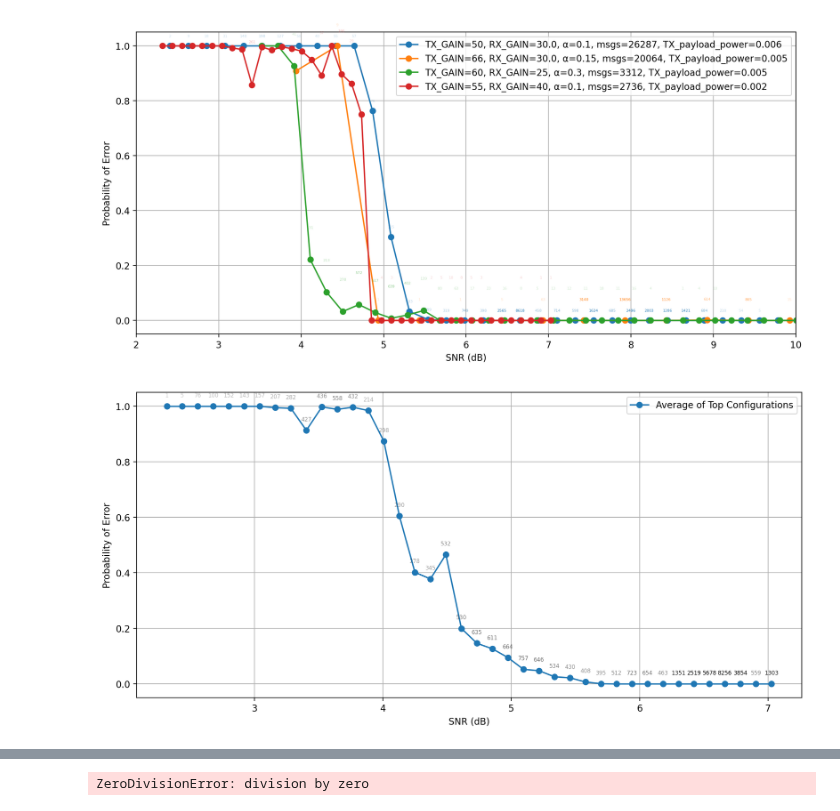
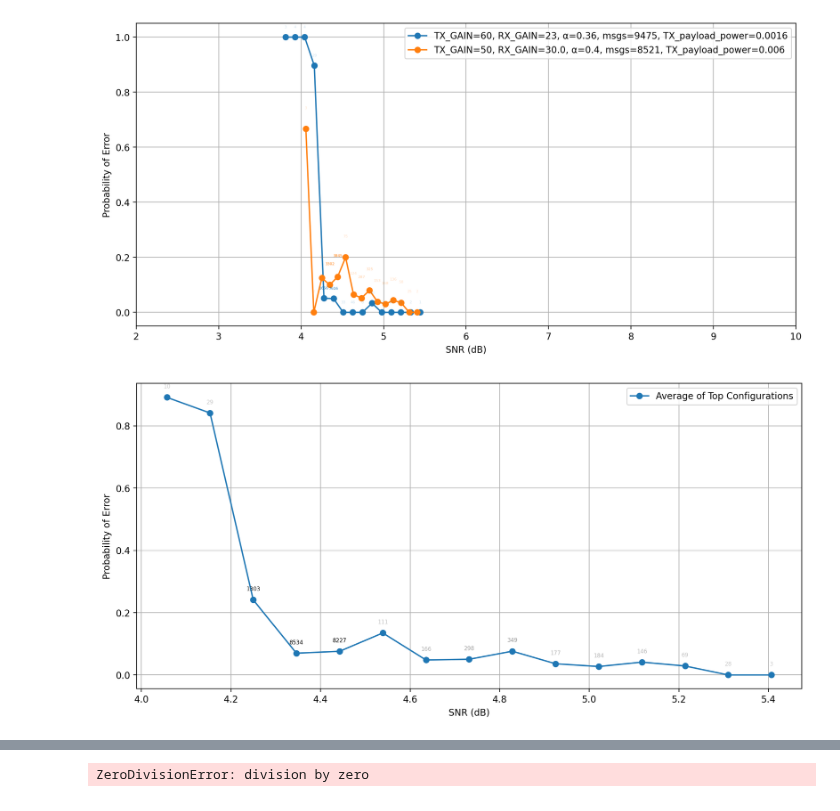
Before and after one commit to mkashani-phd/Secure_Wireless_Relay, a Jupyter notebook: Experiments/3_node_test/analyze.ipynb, the cells around one changed output, grey strips where cells are left out. Drawn from its saved outputs; the diff is of its cells as text; code cells hidden in the pictures.

```diff
--- a/Experiments/3_node_test/analyze.ipynb
+++ b/Experiments/3_node_test/analyze.ipynb
@@ -5,19 +5,27 @@ from pymongo import MongoClient
 from collections import defaultdict
 import json
 from bson import ObjectId
+import sys
+sys.path.append('../..')
+import src.utils
+
+
+
+
 
 # MongoDB connection
 client = MongoClient('mongodb://localhost:27017/')
-db = client['MAC_SC']
+db = client['MAC_SC_R=1_2']
 
 phase1_col = db['destination, phase_1']
 phase2_col = db['destination, phase_2']
 
 # Target MAC
-TARGET_MAC = '023c03d8dfd3e9f5ba101ac681ec00d01c727428a1a5969ae817120958045b74'
+# TARGET_MAC = '023c03d8dfd3e9f5ba101ac681ec00d01c727428a1a5969ae817120958045b74'
+TARGET_MAC = '3f8cd3da0bf84566839a7c790889884bab003e2de42c45d822188c14e1fbb719'
 
 # Number of bins
-n_bins = 40
+n_bins = 14
 
 # Load all phase_2 documents
 phase2_docs = list(phase2_col.find({}))
@@ -73,13 +81,7 @@ def clean_config(config):
         for k, v in config.items()
     }
 
-
-
-
-
-
-
-
+bers = []
 for entry in results:
     config_clean = clean_config(entry['config'])
     config_key = json.dumps(config_clean, sort_keys=True)
@@ -94,7 +96,13 @@ for entry in results:
     else:
         grouped[config_key]['fail_snrs'].append(snr)
 
-# Now sort configurations by total number of messages
+    bit_errors = sum(np.array(t)^np.array(r) for t, r in zip(src.utils.hex_to_bits(entry['MAC']), src.utils.hex_to_bits(TARGET_MAC)))
+    bit_errors = bit_errors/len(entry['MAC'])/4  # Normalize by length of MAC
+
+    bers.append([snr, bit_errors])
+
+
+
+
+# # Now sort configurations by total number of messages
 sorted_configs = sorted(grouped.items(), key=lambda x: x[1]['total_messages'], reverse=True)
-
-# Keep only top 2
@@ -101,11 +219,11 @@ sorted_configs = sorted(grouped.items(), key=lambda x: x[1]['total_messages'], r
 # %%
-top_configs = [config for i, config in enumerate(sorted_configs[:7]) if i not in (2,4, 6)]
+top_configs = [config for i, config in enumerate(sorted_configs[:2]) if i not in [4]]
 
 # Plot
 plt.figure(figsize=(13, 6), dpi=200)
 cnt = 0
 for config_json, data in top_configs:
-    if data['total_messages'] < 100:
+    if data['total_messages'] < 2:
         continue  # Still enforce min 100 messages
 
     success_snrs = np.array(data['success_snrs'])
@@ -238,32 +356,32 @@ for x, y, count in zip(snr_points, average_error_prob, total_counts):
     # Normalize count between min_size and max_size
     min_fontsize = 6
     max_fontsize = 6
 
     min_alpha = 0.2
     max_alpha = 1
 
     # Scale fontsize and alpha based on count
     # (You might adjust scale_factor depending on your counts)
     scale_factor = 1500  # adjust this to control sensitivity
     fontsize = min(max(min_fontsize, (count / scale_factor) * (max_fontsize - min_fontsize) + min_fontsize), max_fontsize)
     alpha = min(max(min_alpha, (count / scale_factor) * (max_alpha - min_alpha) + min_alpha), max_alpha)
     # Actually annotate
     plt.annotate(
         str(int(count)),
         (x, y),
         textcoords="offset points",
         xytext=(0, 10),
         ha='center',
         fontsize=fontsize,
         alpha=alpha,
         # color=plt.gca().lines[-1].get_color()  # Use the same color as the label
     )
 
 plt.xlabel('SNR (dB)')
 plt.ylabel('Probability of Error')
 plt.grid(True)
 plt.legend()
 plt.show()
 # %% [output]
-[figure, old version]
+[figure, new version]
-[figure, old version]
+[figure, new version]
```
Also changed, not shown: parts of 16 cells of this notebook, 7 other files.
